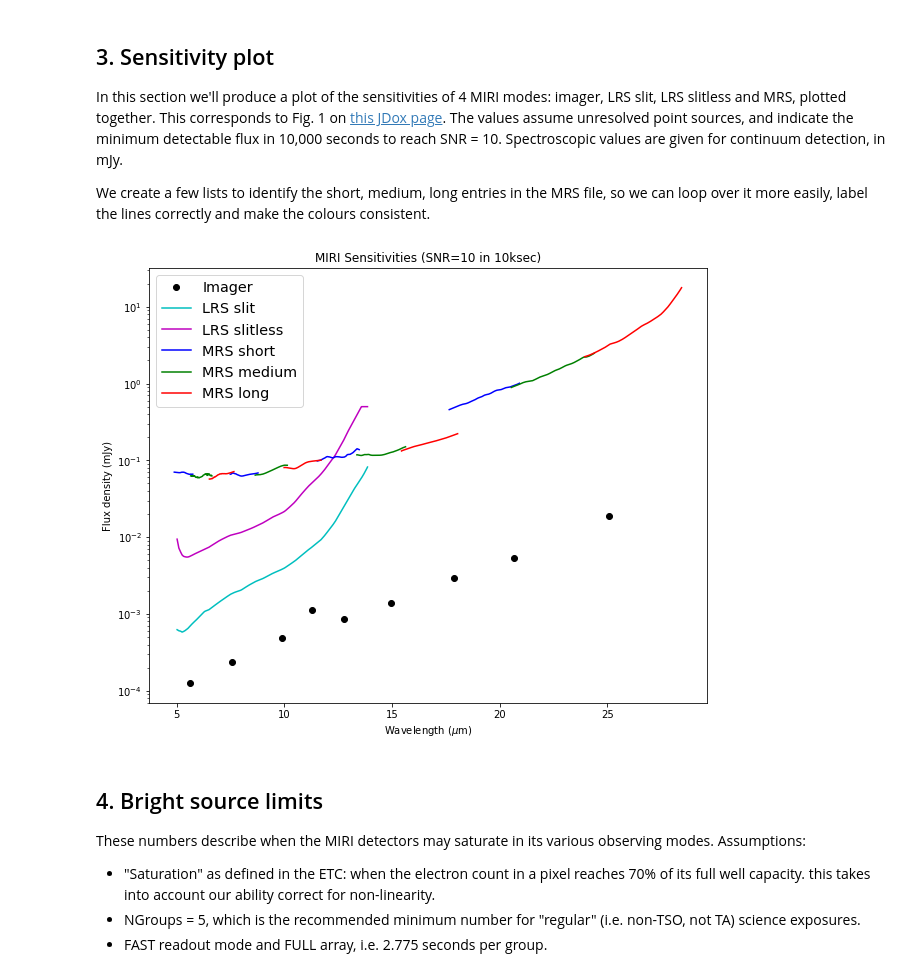
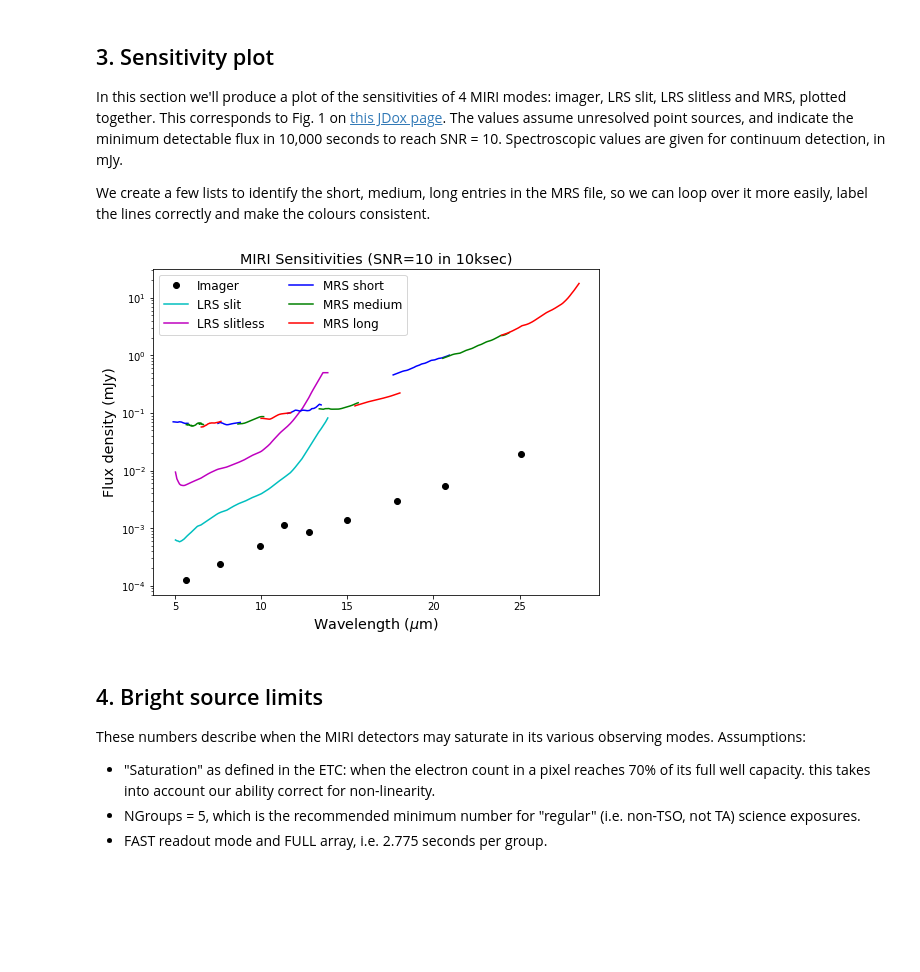
Before and after one commit to STScI-MIRI/JDox-SensitivityAndSaturationLimits, a Jupyter notebook: MIRI_Sensitivity_BrightSource_Tables_ETC1.5.ipynb, the cells around one changed output. Cells and saved outputs as stored; diff of their text form; code cells hidden in the pictures; blank space fills up the shorter version.

```diff
--- a/MIRI_Sensitivity_BrightSource_Tables_ETC1.5.ipynb
+++ b/MIRI_Sensitivity_BrightSource_Tables_ETC1.5.ipynb
@@ -160,26 +132,26 @@ In this section we'll produce a plot of the sensitivities of 4 MIRI modes: image
 We create a few lists to identify the short, medium, long entries in the MRS file, so we can loop over it more easily, label the lines correctly and make the colours consistent.
 # %%
 
-sens_fig = plt.figure(figsize=[10,8])
+sens_fig = plt.figure(figsize=[8,6])
 pim = plt.semilogy(im['wavelengths'], im['lim_fluxes'], 'ko', label = 'Imager')
 pslit = plt.semilogy(lrs['wavelengths'][1], lrs['lim_fluxes'][1], color = 'c', label = 'LRS slit')
 psless = plt.semilogy(lrs['wavelengths'][0], lrs['lim_fluxes'][0], color = 'm', label = 'LRS slitless')
 
 for s in ishort:
     pshort = plt.semilogy(mrs['wavelengths'][s], mrs['lim_fluxes'][s], color = 'b', label=mrslabs[s])
 for m in imed:
     pmed = plt.semilogy(mrs['wavelengths'][m], mrs['lim_fluxes'][m], color = 'g', label=mrslabs[m])
 for l in ilong:
     plong = plt.semilogy(mrs['wavelengths'][l], mrs['lim_fluxes'][l], color = 'r', label=mrslabs[l])
 
-plt.xlabel('Wavelength ($\mu$m)')
-plt.ylabel('Flux density (mJy)')
-plt.title('MIRI Sensitivities (SNR=10 in 10ksec)')
-plt.legend(loc='best', fontsize='x-large')
-plt.savefig(out_dir + 'mirisensitivities_1.4etc.png', bbox_inches = 'tight')
+plt.xlabel('Wavelength ($\mu$m)', fontsize='x-large')
+plt.ylabel('Flux density (mJy)', fontsize='x-large')
+plt.title('MIRI Sensitivities (SNR=10 in 10ksec)', fontsize='x-large')
+plt.legend(loc='upper left', fontsize='large',ncol=2)
+plt.savefig(out_dir + 'mirisensitivities_1.5etc.png', bbox_inches = 'tight')
 sens_fig.show()
 # %% [output]
-[figure, old version]
+[figure, new version]
 # %% [markdown]
 ## 4. Bright source limits
 
```
Also changed, not shown: parts of 9 cells of this notebook, 3 other files.
